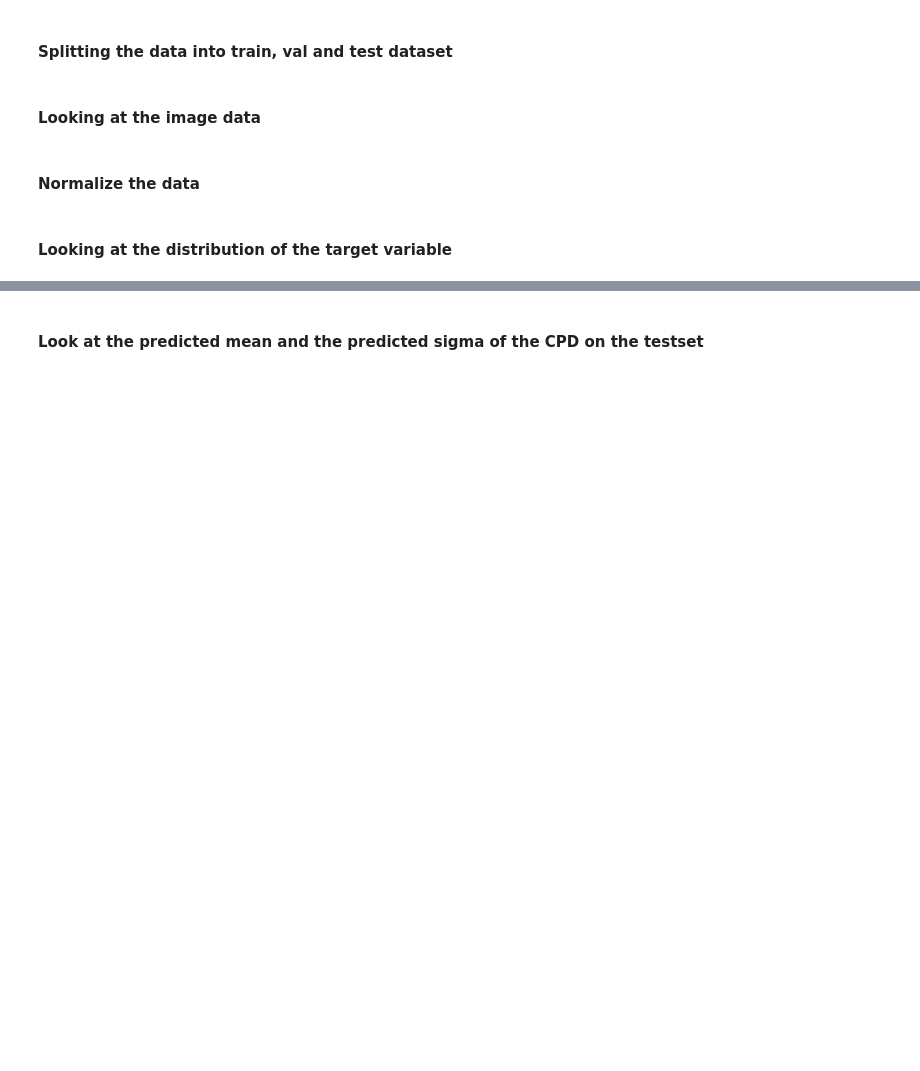
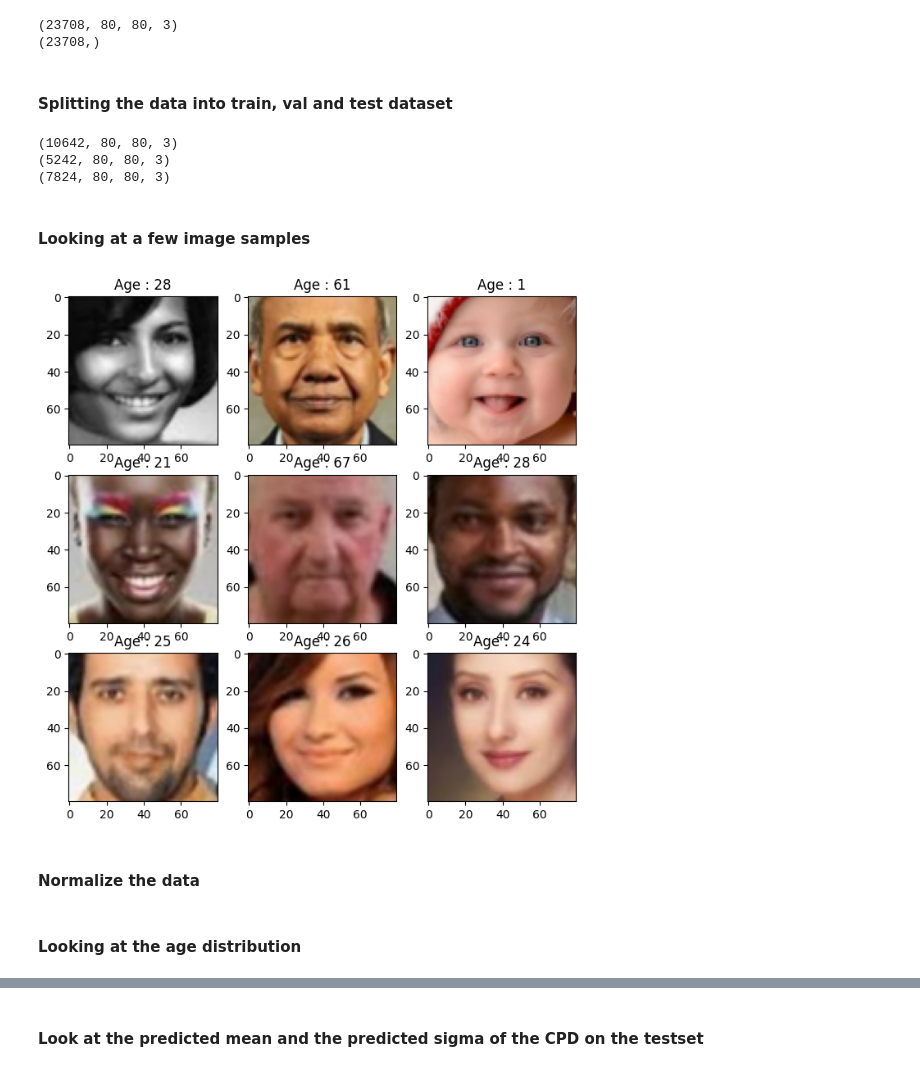
Before and after one commit to martymichel/dl_course_2025, a Jupyter notebook: notebooks/15_faces_regression_keras_torch.ipynb, the cells around one changed output, grey strips where cells are left out. Cells and saved outputs as stored; diff of their text form; code cells hidden in the pictures; blank space fills up the shorter version.

```diff
--- a/notebooks/15_faces_regression_keras_torch.ipynb
+++ b/notebooks/15_faces_regression_keras_torch.ipynb
@@ -49,9 +113,21 @@ if not os.path.isfile('Y_age.npy'):
 # %%
 X=np.load("X_faces.npy")
 Y=np.load("Y_age.npy")
+print(X.shape)
+print(Y.shape)
+# %% [output]
+(23708, 80, 80, 3)
+(23708,)
 # %% [markdown]
 #### Splitting the data into train, val and test dataset
 # %%
 from sklearn.model_selection import train_test_split
 X_train, X_test, y_train, y_test = train_test_split(X, Y, test_size=0.33, random_state=201)
 X_train, X_val, y_train, y_val = train_test_split(X_train, y_train, test_size=0.33, random_state=34)
+print(X_train.shape)
+print(X_val.shape)
+print(X_test.shape)
+# %% [output]
+(10642, 80, 80, 3)
+(5242, 80, 80, 3)
+(7824, 80, 80, 3)
@@ -62,11 +134,14 @@ print(X_test.shape)
 # %% [markdown]
-#### Looking at the image data
+#### Looking at a few image samples
 # %%
-plt.figure(figsize=(20,20))
-for i in range(0,25):
-    plt.subplot(5,5,i+1)
+plt.figure(figsize=(8,8))
+for i in range(0,9):
+    plt.subplot(3,3,i+1)
     plt.imshow(X_train[i])
     plt.title("Age : "+ str(y_train[i]))
+plt.show()
+# %% [output]
+[figure, added]
 # %% [markdown]
 #### Normalize the data
 # %%
@@ -84,4 +151,4 @@ y_test = np.array(y_test,dtype="float32")
 # %% [markdown]
-#### Looking at the distribution of the target variable
+#### Looking at the age distribution
 # %%
 plt.figure(figsize=(14,6))
```
Also changed, not shown: parts of 52 cells of this notebook, 2 other files.
